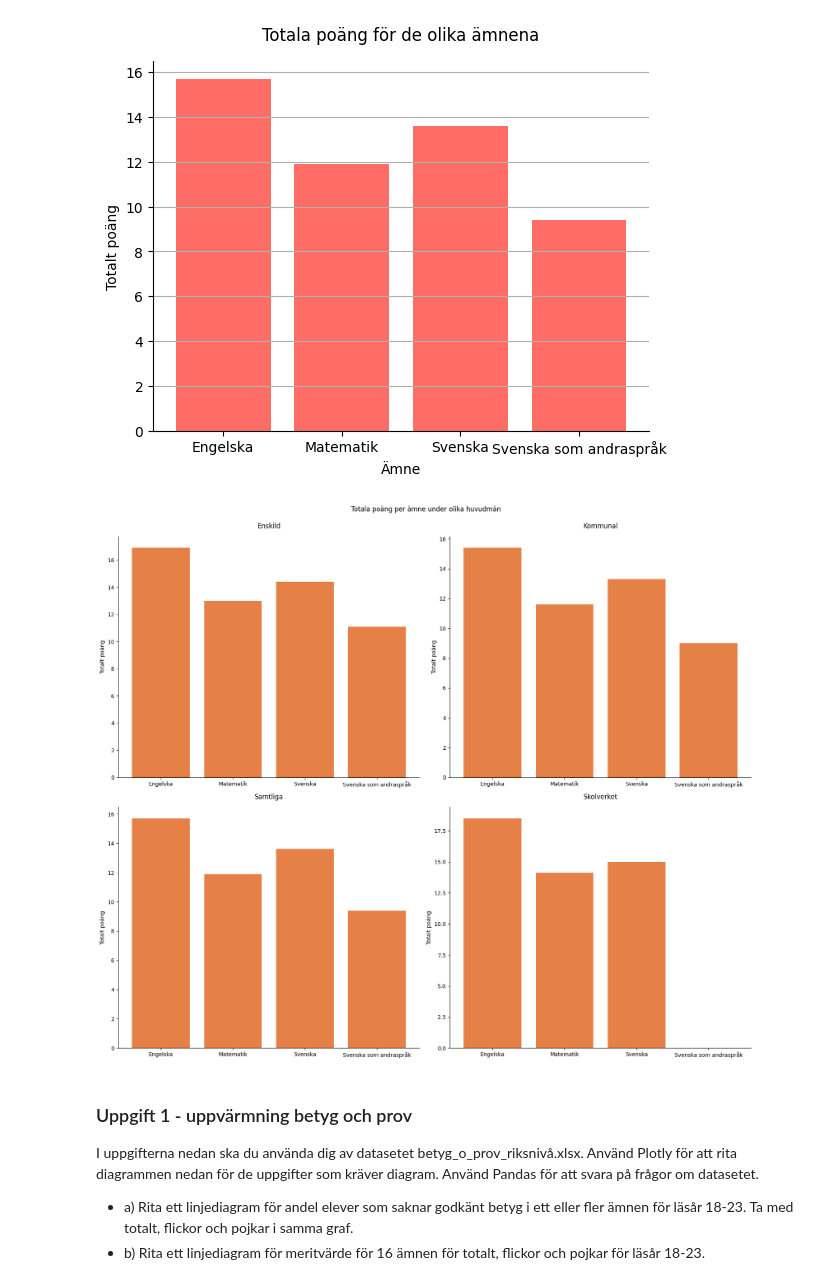
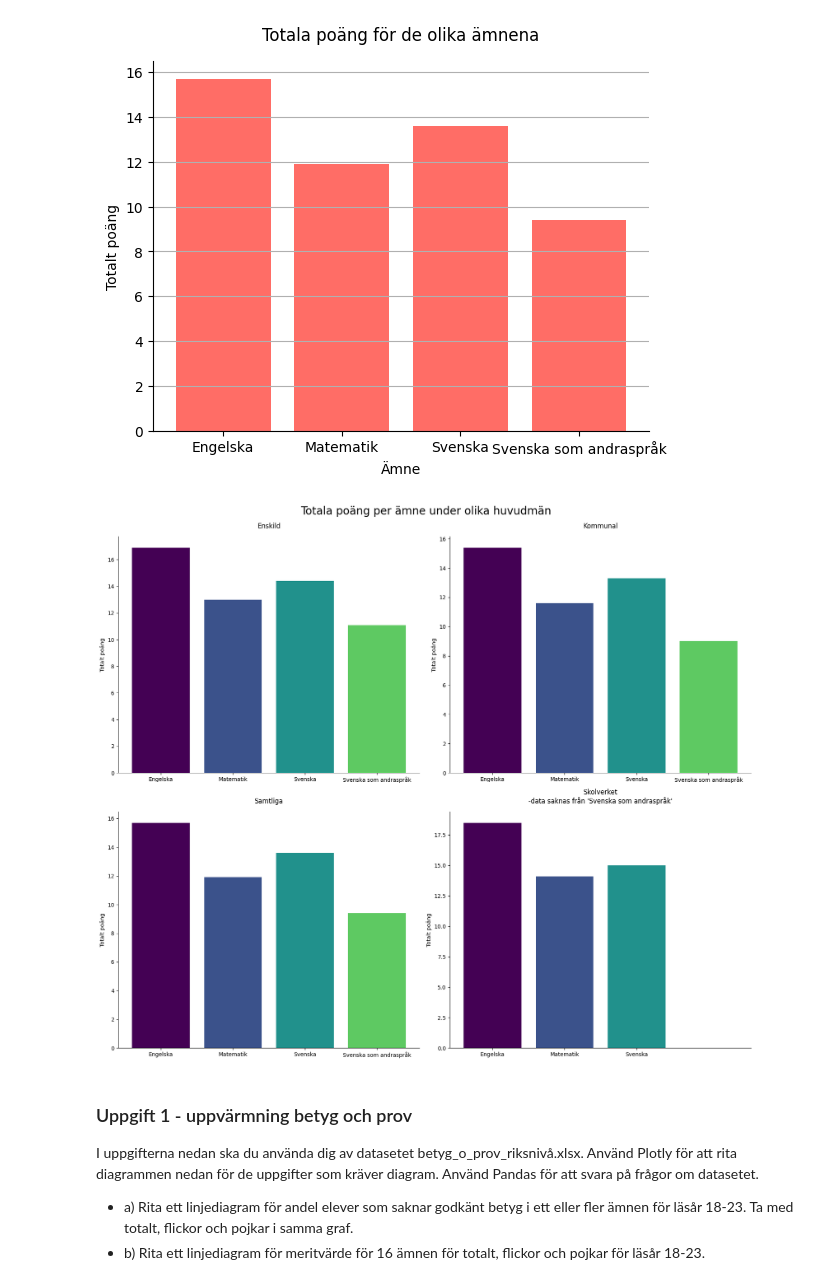
Before and after one commit to SandraAnder/Python-Sandra-Andersson-OPA23, a Jupyter notebook: Labb2/Laboration2_.ipynb, the cells around one changed output. Drawn from its saved outputs; the diff is of its cells as text; code cells hidden in the pictures.

Commit message:
Labb2: Fixed three bars on last graf 1d. Removed tick and label

```diff
--- a/Labb2/Laboration2_.ipynb
+++ b/Labb2/Laboration2_.ipynb
@@ -131,7 +131,7 @@ plt.show()
 # %% [output]
 [figure]
 # %%
-# D) TA BORT SAS FRÅN SKOLVERKET!
+# D)
 
 import matplotlib.pyplot as plt
 
@@ -142,36 +142,48 @@ for sheet_name, df in df_riks_2023.items():
 df_total_points = pd.DataFrame(columns=['Huvudman', 'Ämne', 'Totalt poäng'])
 
 # Loops through each sheet and collects the total points for each subject and "huvudman"
 for sheet_name in sheets_to_change:
     for huvudman in df_riks_2023[sheet_name]['Huvudman'].unique():
         if 'Totalt (poäng)' in df_riks_2023[sheet_name].columns:
             total_points = pd.to_numeric(df_riks_2023[sheet_name][df_riks_2023[sheet_name]['Huvudman'] == huvudman]['Totalt (poäng)'], errors='coerce').sum(axis=0)
             df_total_points = pd.concat([df_total_points, pd.DataFrame({'Huvudman': [huvudman], 'Ämne': [sheet_name], 'Totalt poäng': [total_points]})])
 
 df_total_points.dropna(inplace=True)
 
 # Creates subplots and changes the size of the graf
 fig, axs = plt.subplots(nrows=2, ncols=2, figsize=(17, 14))
 
 # Loops through each "huvudman" and draws a bargraf in respective subplot-graf
 for i, (huvudman, group) in enumerate(df_total_points.groupby('Huvudman')):
     # Iindexing the matris axs to get the specifik axel (subplot) on position (row, column) in the grid.
     ax = axs[i // 2, i % 2]
-    ax.bar(group['Ämne'], group['Totalt poäng'], color="#E58046")
+    cmap = plt.get_cmap('viridis')
+    colors = [cmap(i/len(group['Ämne'])) for i in range(len(group['Ämne']))]
+
+    bar_width = 0.8
+
+    ax.bar(group['Ämne'], group['Totalt poäng'], color=colors, width=bar_width)
     ax.set_title(f"{huvudman}", pad=15)
     ax.set_ylabel('Totalt poäng')
     ax.spines['top'].set_visible(False)
     ax.spines['right'].set_visible(False)
 
     # Adjust x-label
+    ax.set_xticks(range(len(group['Ämne'])))
     ax.set_xticklabels(group['Ämne'], ha="center", rotation_mode="anchor", fontsize=10)
+
+    if huvudman == "Skolverket" or sheet_name == "Svenska som andraspråk":
+            ax.set_title(f"{huvudman}\n-data saknas från 'Svenska som andraspråk'", pad=15)
+            # Removes x-axel-ticks and labels for the last bar
+            ax.set_xticks([0,1,2])
+
 
 # Adjust the layout to avoid overlapp in the graf
 plt.tight_layout()
-plt.suptitle("Totala poäng per ämne under olika huvudmän", y=1.02)
+plt.suptitle("Totala poäng per ämne under olika huvudmän", size=20, y=1.02)
 plt.show()
 # %% [output]
-[figure, old version]
+[figure, new version]
 # %% [markdown]
 ### Uppgift 1 - uppvärmning betyg och prov
 I uppgifterna nedan ska du använda dig av datasetet betyg_o_prov_riksnivå.xlsx. Använd Plotly för att rita diagrammen
```
Also changed, not shown: parts of 3 cells of this notebook, 2 other files.
